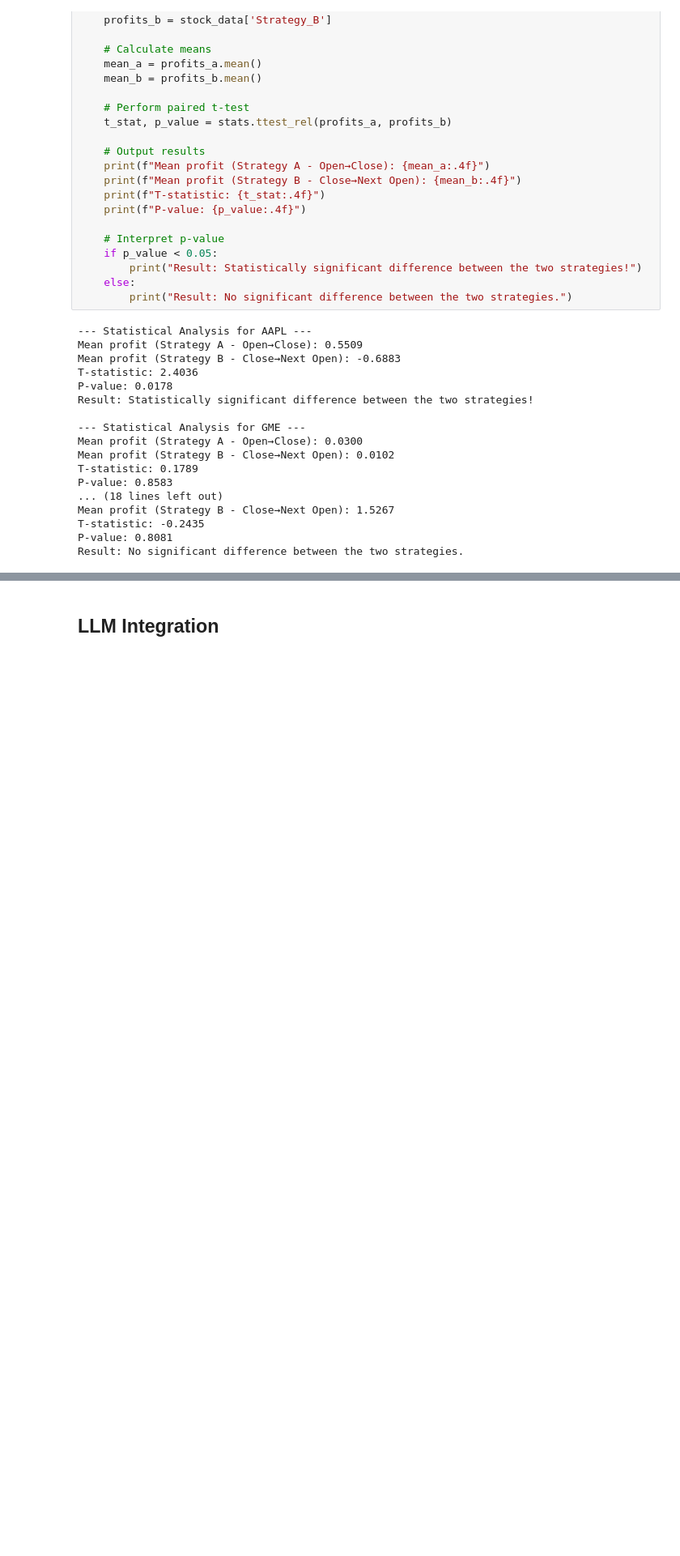
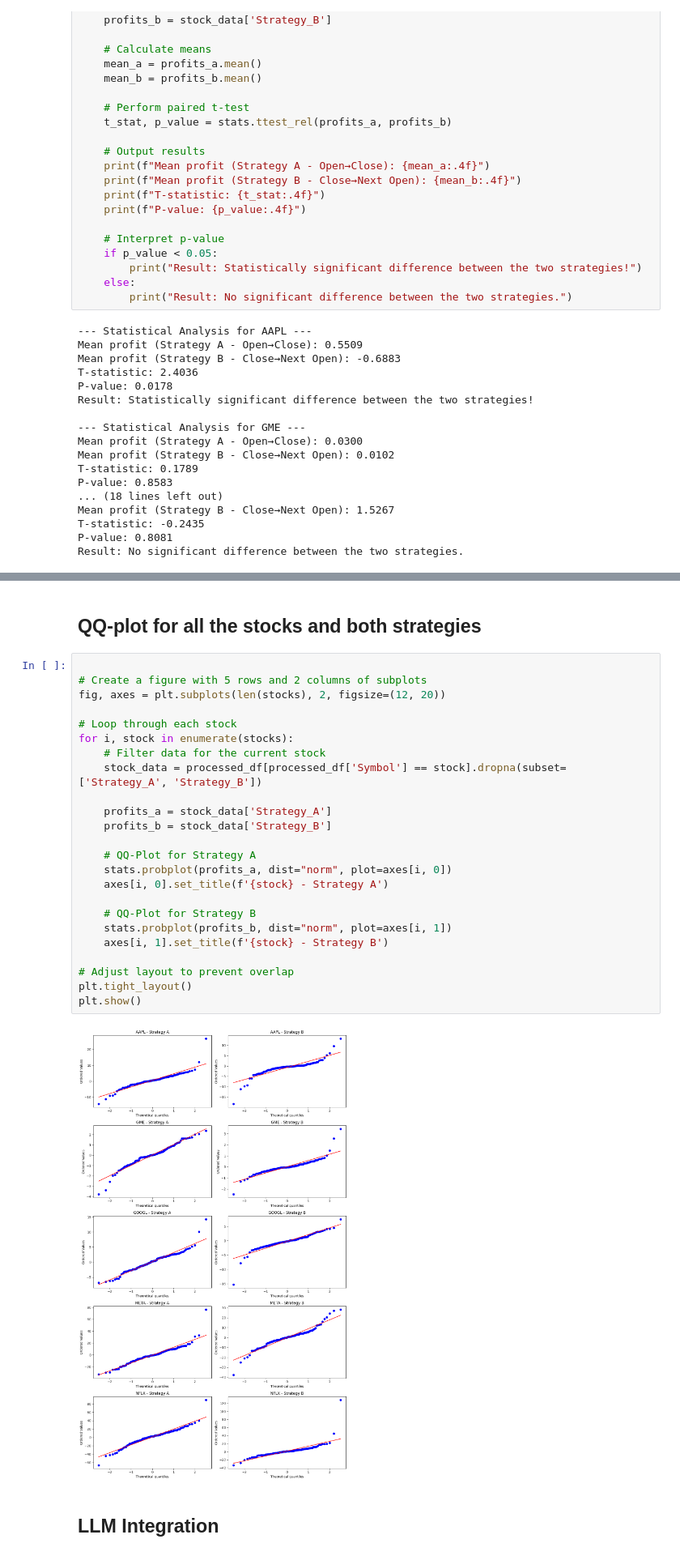
Before and after one commit to buehlana/Scientific-Programming_GroupProject, a Jupyter notebook: code.ipynb, the cells around one changed output, grey strips where cells are left out. Shown at 81% size. Cells and saved outputs as stored; diff of their text form; blank space fills up the shorter version.

```diff
--- a/code.ipynb
+++ b/code.ipynb
@@ -429,2 +547,30 @@ Result: No significant difference between the two strategies.
+# %% [markdown]
+## QQ-plot for all the stocks and both strategies
+# %%
+
+# Create a figure with 5 rows and 2 columns of subplots
+fig, axes = plt.subplots(len(stocks), 2, figsize=(12, 20))
+
+# Loop through each stock
+for i, stock in enumerate(stocks):
+    # Filter data for the current stock
+    stock_data = processed_df[processed_df['Symbol'] == stock].dropna(subset=['Strategy_A', 'Strategy_B'])
+
+    profits_a = stock_data['Strategy_A']
+    profits_b = stock_data['Strategy_B']
+
+    # QQ-Plot for Strategy A
+    stats.probplot(profits_a, dist="norm", plot=axes[i, 0])
+    axes[i, 0].set_title(f'{stock} - Strategy A')
+
+    # QQ-Plot for Strategy B
+    stats.probplot(profits_b, dist="norm", plot=axes[i, 1])
+    axes[i, 1].set_title(f'{stock} - Strategy B')
+
+# Adjust layout to prevent overlap
+plt.tight_layout()
+plt.show()
+# %% [output]
+[figure, added]
 # %% [markdown]
 ## LLM Integration
```
Also changed, not shown: parts of 13 cells of this notebook, 5 other files.
